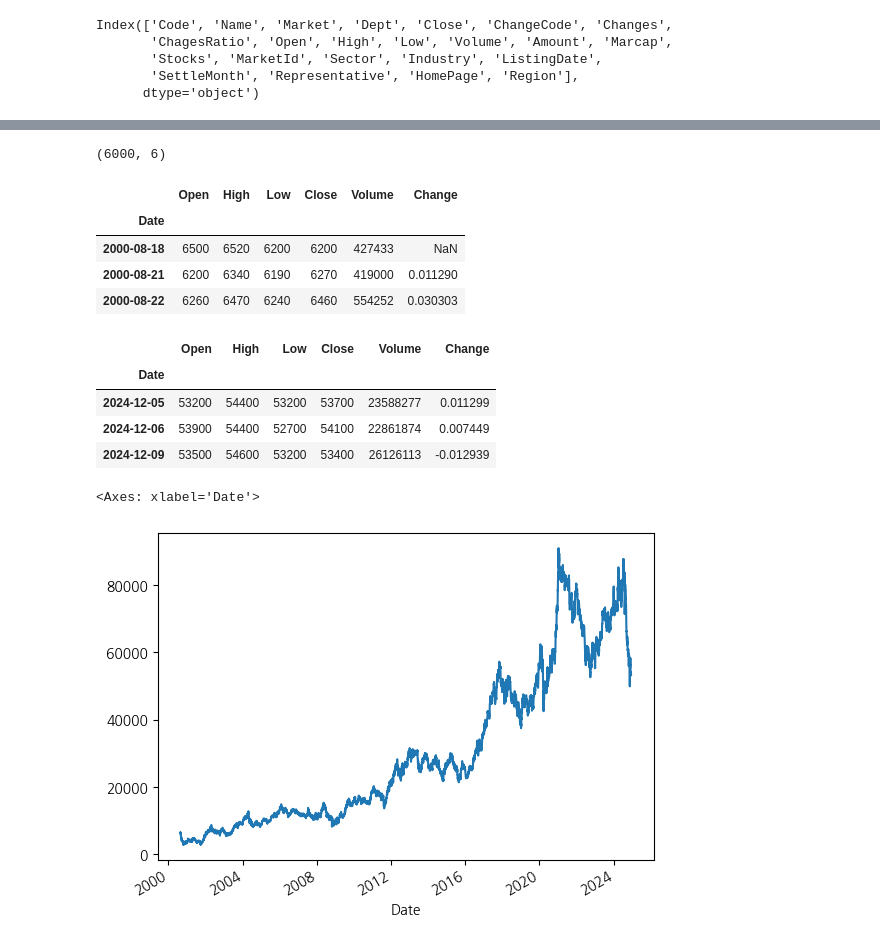
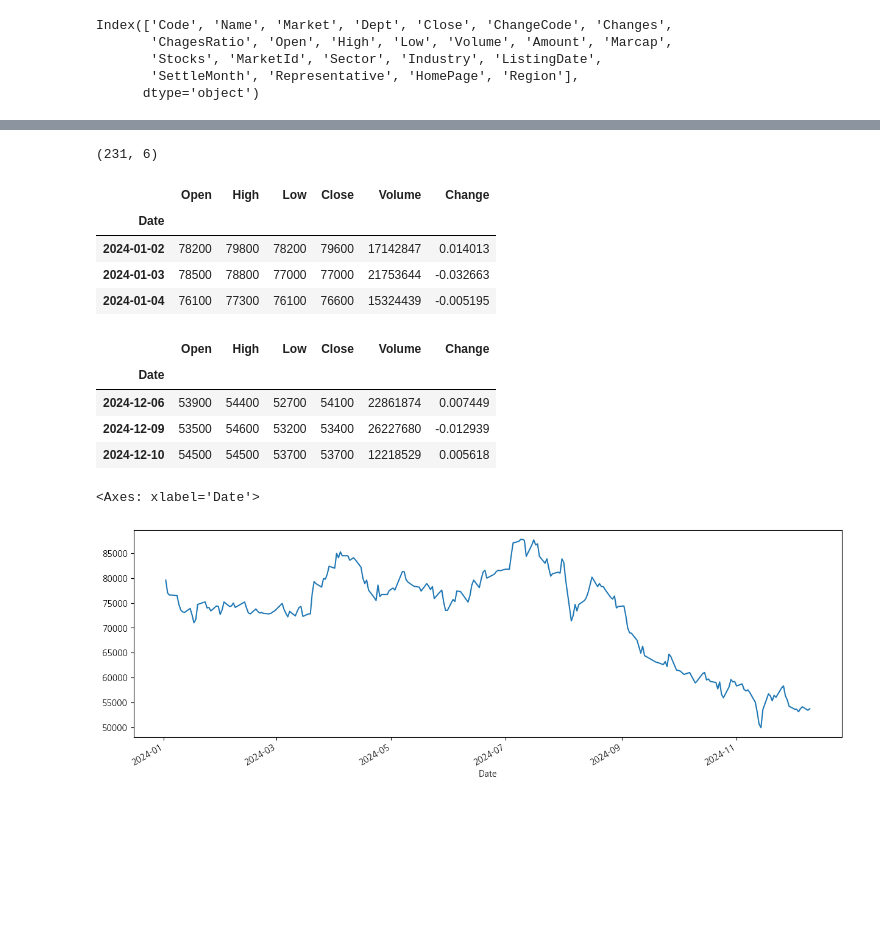
Before and after one commit to sang105kr/kdt_pythonstudy2, a Jupyter notebook: stock/stock_analysis_4(개별종목).ipynb, the cells around one changed output, grey strips where cells are left out. Cells and saved outputs as stored; diff of their text form; code cells hidden in the pictures; blank space fills up the shorter version.

```diff
--- a/stock/stock_analysis_4(개별종목).ipynb
+++ b/stock/stock_analysis_4(개별종목).ipynb
@@ -60,36 +60,36 @@ find_codes_by_name('카카오')
 # %%
 # 종목명으로 일별 시세 받아오는 함수
-def get_daily_price(name):
-    return fdr.DataReader(find_code_by_name(name))
+def get_daily_price(name,start=None,end=None):
+    return fdr.DataReader(find_code_by_name(name),start,end)
 # %%
 # 삼성전자 일별 시세 받아오기
 # df_stock = fdr.DataReader('005930')
-df_samsung = get_daily_price('삼성전자')
+df_samsung = get_daily_price('삼성전자','2024-01-01')
 # %%
 df_samsung.shape
 # %% [output]
-(6000, 6)
+(231, 6)
 # %%
 df_samsung.head(3)
 # %% [output]
 |  | Open | High | Low | Close | Volume | Change |
 | Date |  |  |  |  |  |  |
-| 2000-08-18 | 6500 | 6520 | 6200 | 6200 | 427433 | NaN |
-| 2000-08-21 | 6200 | 6340 | 6190 | 6270 | 419000 | 0.011290 |
-| 2000-08-22 | 6260 | 6470 | 6240 | 6460 | 554252 | 0.030303 |
+| 2024-01-02 | 78200 | 79800 | 78200 | 79600 | 17142847 | 0.014013 |
+| 2024-01-03 | 78500 | 78800 | 77000 | 77000 | 21753644 | -0.032663 |
+| 2024-01-04 | 76100 | 77300 | 76100 | 76600 | 15324439 | -0.005195 |
 # %%
 df_samsung.tail(3)
 # %% [output]
 |  | Open | High | Low | Close | Volume | Change |
 | Date |  |  |  |  |  |  |
-| 2024-12-05 | 53200 | 54400 | 53200 | 53700 | 23588277 | 0.011299 |
 | 2024-12-06 | 53900 | 54400 | 52700 | 54100 | 22861874 | 0.007449 |
-| 2024-12-09 | 53500 | 54600 | 53200 | 53400 | 26126113 | -0.012939 |
+| 2024-12-09 | 53500 | 54600 | 53200 | 53400 | 26227680 | -0.012939 |
+| 2024-12-10 | 54500 | 54500 | 53700 | 53700 | 12218529 | 0.005618 |
 # %%
-df_samsung['Close'].plot(kind='line')
+df_samsung['Close'].plot(kind='line',figsize=(15,5))
 # %% [output]
 <Axes: xlabel='Date'>
-[figure, old version]
+[figure, new version]
 # %%
 df_samsung[['Open','High','Low','Close']].plot(kind='line')
 # %% [output]
```
Also changed, not shown: parts of 5 cells of this notebook, 12 other files.
